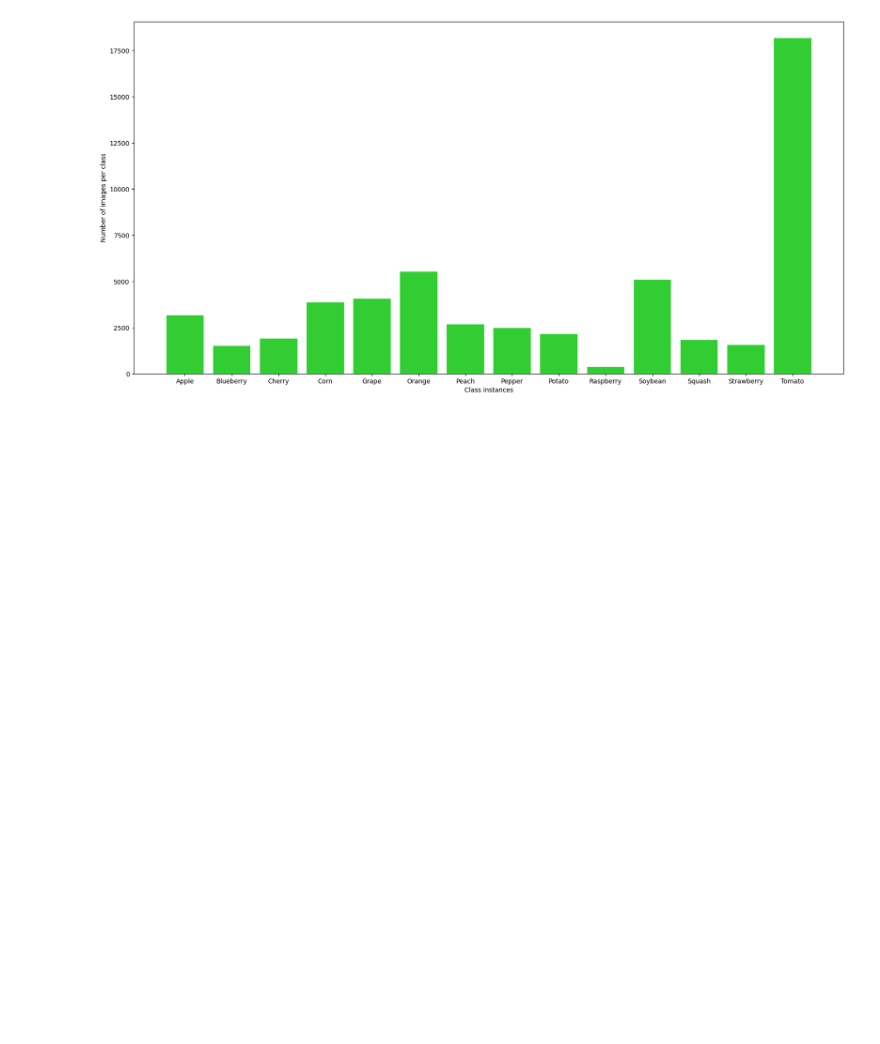
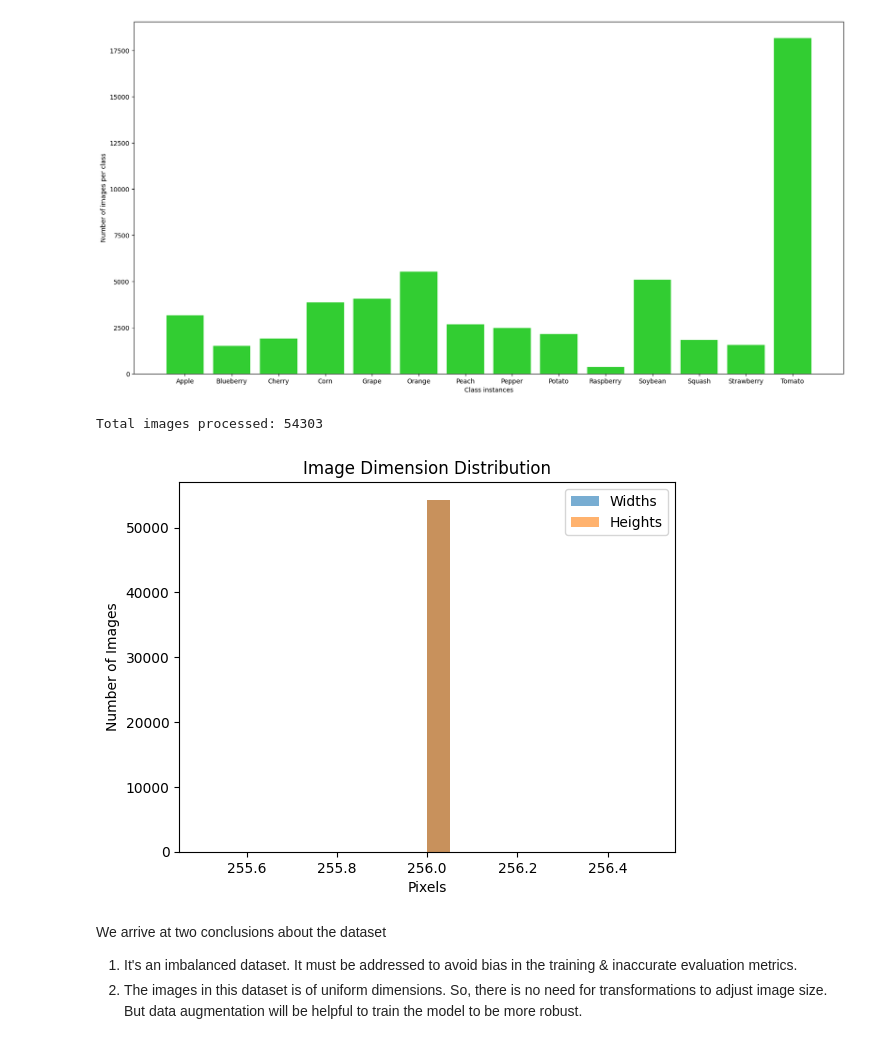
Before and after one commit to fadwa-m-farrag/plant-disease-classification-using-CNN-ML, a Jupyter notebook: analysis.ipynb, the cells around one changed output. Cells and saved outputs as stored; diff of their text form; code cells hidden in the pictures; blank space fills up the shorter version.

Commit message:
added image dimensions analysis

```diff
--- a/analysis.ipynb
+++ b/analysis.ipynb
@@ -42,3 +43,53 @@ plt.ylabel('Number of images per class')
 plt.show()
 # %% [output]
 [figure]
+# %%
+def calc_dimensions(path):
+    dimensions = []
+    for plant in os.listdir(path):
+        plant_path = os.path.join(path, plant)
+        if not os.path.isdir(plant_path):
+            continue
+
+        has_subfolders = any(
+            os.path.isdir(os.path.join(plant_path, f)) for f in os.listdir(plant_path)
+        )
+
+        if has_subfolders:
+            for condition in os.listdir(plant_path):
+                condition_path = os.path.join(plant_path, condition)
+                if not os.path.isdir(condition_path):
+                    continue
+
+                for fname in os.listdir(condition_path):
+                    if fname.lower().endswith('.jpg'):
+                        fpath = os.path.join(condition_path, fname)
+                        img = Image.open(fpath)
+                        dimensions.append(img.size)
+
+        else:
+            for fname in os.listdir(plant_path):
+                if fname.lower().endswith('.jpg'):
+                    fpath = os.path.join(plant_path, fname)
+                    img = Image.open(fpath)
+                    dimensions.append(img.size)
+    return dimensions
+# %%
+dims = calc_dimensions(dataset_path)
+print(f"Total images processed: {len(dims)}")
+
+widths, heights = zip(*dims)
+plt.hist(widths, bins=20, alpha=0.6, label='Widths')
+plt.hist(heights, bins=20, alpha=0.6, label='Heights')
+plt.legend()
+plt.title("Image Dimension Distribution")
+plt.xlabel("Pixels")
+plt.ylabel("Number of Images")
+plt.show()
+# %% [output]
+Total images processed: 54303
+[figure, added]
+# %% [markdown]
+We arrive at two conclusions about the dataset
+1. It's an imbalanced dataset. It must be addressed to avoid bias in the training & inaccurate evaluation metrics.
+2. The images in this dataset is of uniform dimensions. So, there is no need for transformations to adjust image size. But data augmentation will be helpful to train the model to be more robust.
```
Also changed, not shown: parts of 3 cells of this notebook.
